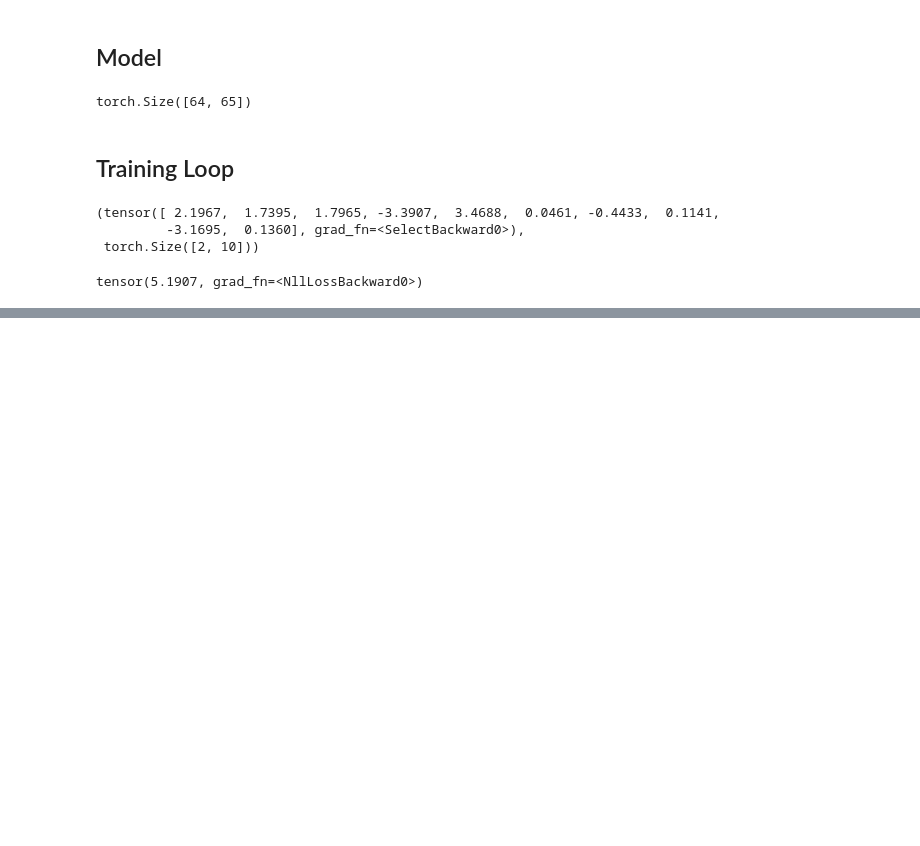
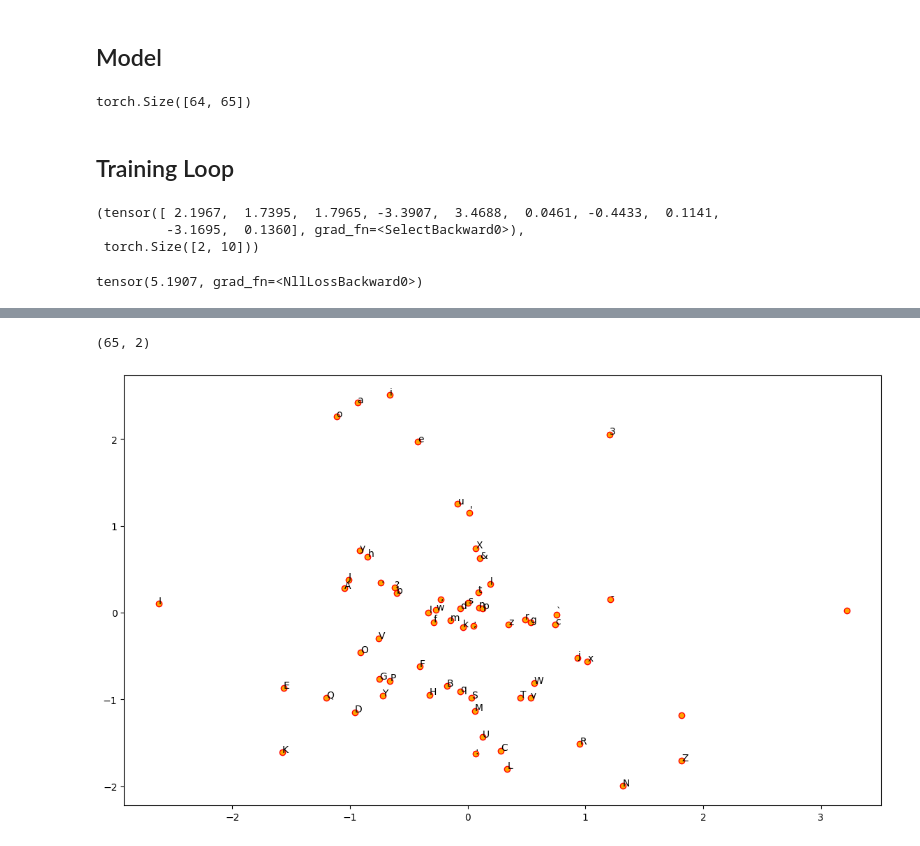
Before and after one commit to numb3r33/paath, a Jupyter notebook: nbs/00_data.ipynb, the cells around one changed output, grey strips where cells are left out. Saved outputs shown, nothing was run; the diff lists cells and outputs as text; code cells hidden in the pictures; blank space fills up the shorter version.

Commit message:
Add `eval:false` to avoid running cells on CI, added plots for embeddings.

```diff
--- a/nbs/00_data.ipynb
+++ b/nbs/00_data.ipynb
@@ -293,0 +286,14 @@ for epoch in range(epochs):
+# %%
+#| eval: false
+T = model.embed.weight.detach().cpu().numpy()
+T.shape
+# %% [output]
+(65, 2)
+# %%
+#| eval: false
+plt.figure(figsize=(14, 8))
+plt.scatter(T[ :, 0], T[:, 1], c='orange', edgecolors='r')
+for label, x, y in zip(vocab, T[:, 0], T[:, 1]):
+  plt.annotate(label, xy=(x, y), xytext=(0, 0), textcoords='offset points')
+# %% [output]
+[figure, added]
```
Also changed, not shown: parts of 26 cells of this notebook, 1 other file.
